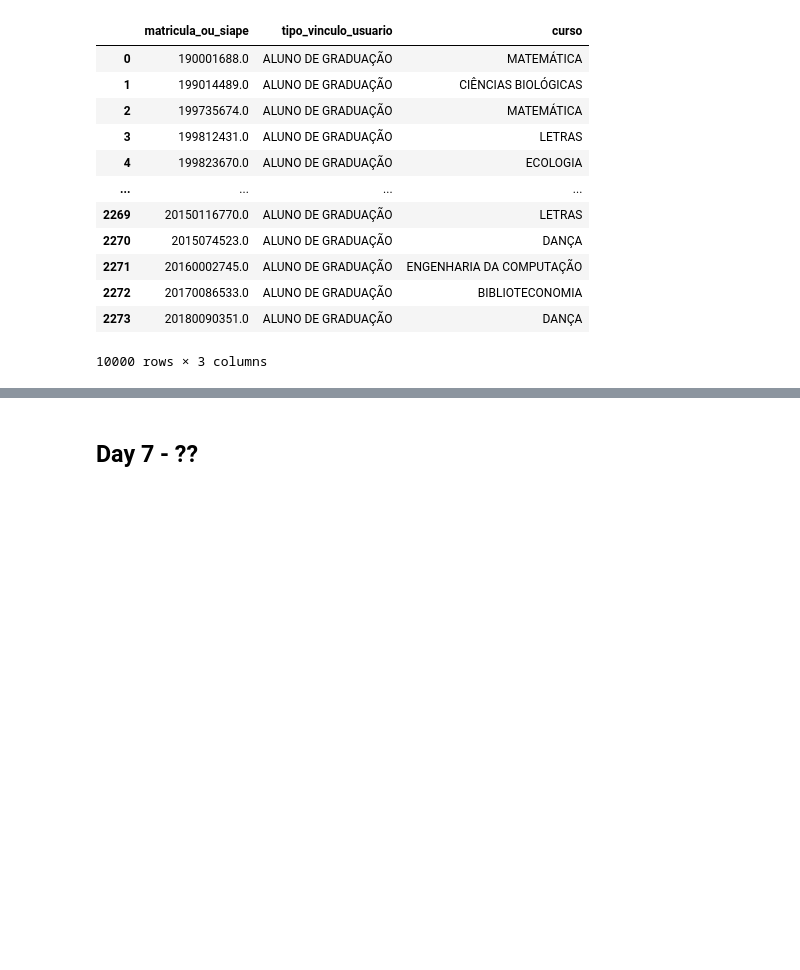
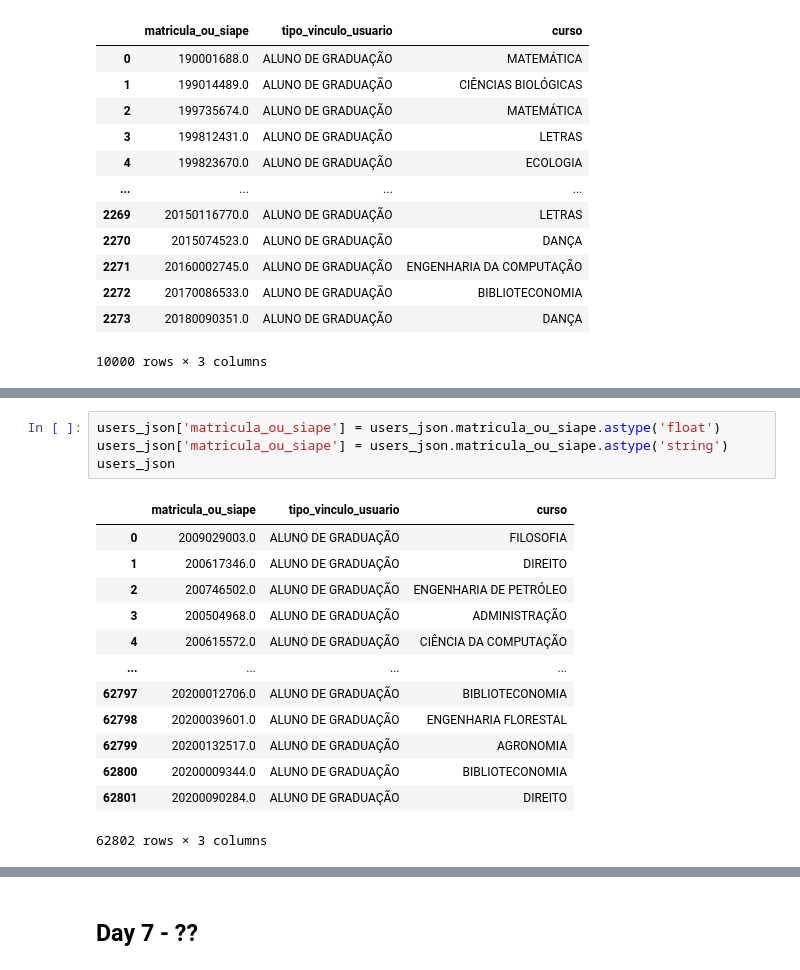
Before and after one commit to migueltosi/UFRN-Library-Data-Analysis, a Jupyter notebook: UFRN_Library.ipynb, the cells around one changed output, grey strips where cells are left out. Cells and saved outputs as stored; diff of their text form; blank space fills up the shorter version.

```diff
--- a/UFRN_Library.ipynb
+++ b/UFRN_Library.ipynb
@@ -837,0 +868,18 @@ users_excel
+# %%
+users_json['matricula_ou_siape'] = users_json.matricula_ou_siape.astype('float')
+users_json['matricula_ou_siape'] = users_json.matricula_ou_siape.astype('string')
+users_json
+# %% [output]
+|  | matricula_ou_siape | tipo_vinculo_usuario | curso |
+| 0 | 2009029003.0 | ALUNO DE GRADUAÇÃO | FILOSOFIA |
+| 1 | 200617346.0 | ALUNO DE GRADUAÇÃO | DIREITO |
+| 2 | 200746502.0 | ALUNO DE GRADUAÇÃO | ENGENHARIA DE PETRÓLEO |
+| 3 | 200504968.0 | ALUNO DE GRADUAÇÃO | ADMINISTRAÇÃO |
+| 4 | 200615572.0 | ALUNO DE GRADUAÇÃO | CIÊNCIA DA COMPUTAÇÃO |
+| ... | ... | ... | ... |
+| 62797 | 20200012706.0 | ALUNO DE GRADUAÇÃO | BIBLIOTECONOMIA |
+| 62798 | 20200039601.0 | ALUNO DE GRADUAÇÃO | ENGENHARIA FLORESTAL |
+| 62799 | 20200132517.0 | ALUNO DE GRADUAÇÃO | AGRONOMIA |
+| 62800 | 20200009344.0 | ALUNO DE GRADUAÇÃO | BIBLIOTECONOMIA |
+| 62801 | 20200090284.0 | ALUNO DE GRADUAÇÃO | DIREITO |
+62802 rows × 3 columns
```
Also changed, not shown: parts of 9 cells of this notebook.
